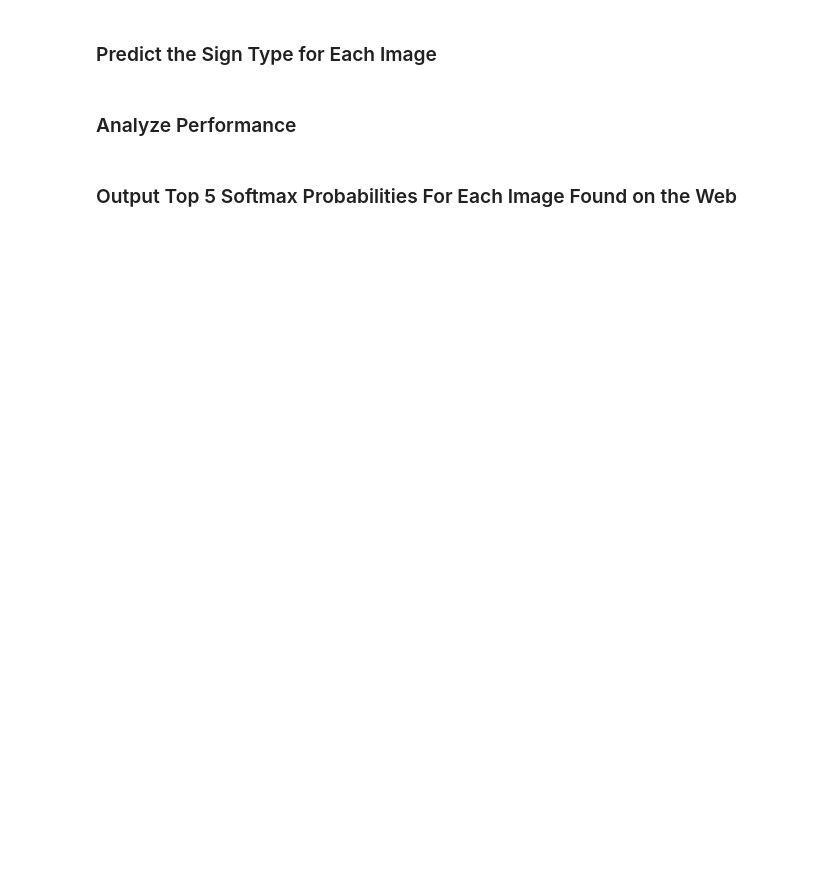
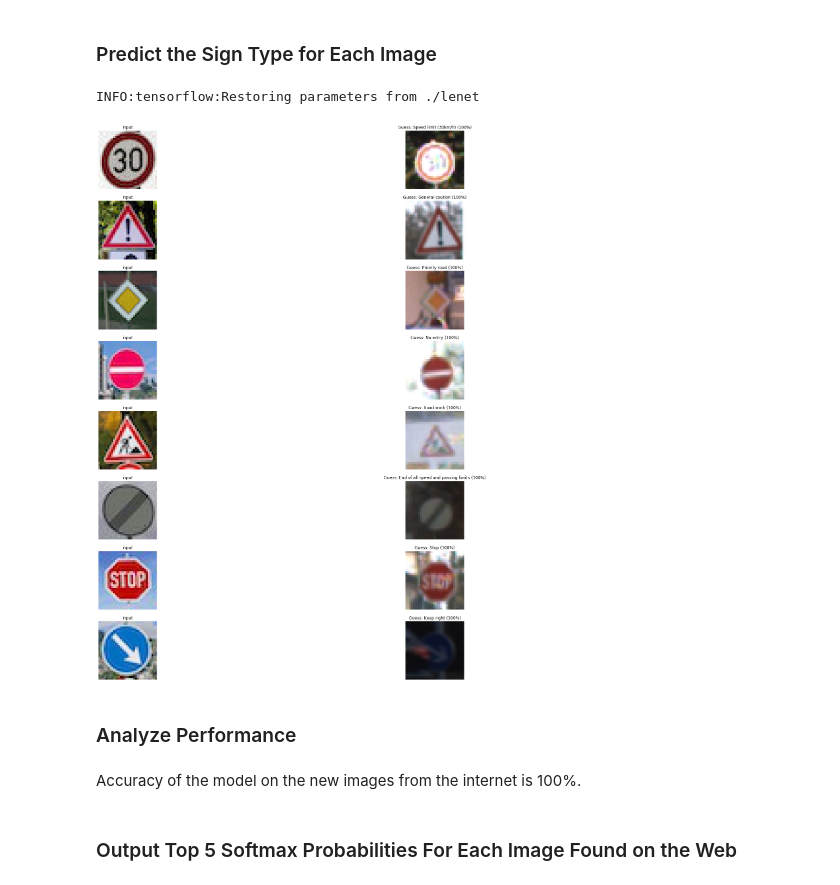
Before and after one commit to andriikushch/CarND-Traffic-Sign-Classifier-Project, a Jupyter notebook: Traffic_Sign_Classifier.ipynb, the cells around one changed output. Drawn from its saved outputs; the diff is of its cells as text; code cells hidden in the pictures; blank space fills up the shorter version.

```diff
--- a/Traffic_Sign_Classifier.ipynb
+++ b/Traffic_Sign_Classifier.ipynb
@@ -162,6 +163,7 @@ def normalize_image(image):
 
 X_train_normalized = normalize_set(X_train)
 X_valid_normalized = normalize_set(X_valid)
+X_test_normalized = normalize_set(X_test)
 # %% [markdown]
 ### Model Architecture
 # %%
@@ -313,0 +352,2 @@ You may find `signnames.csv` useful as it contains mappings from the class id (i
+# %%
+new_labels = [1, 18, 12, 17, 25, 32, 14, 38]
@@ -320,2 +368,42 @@ You may find `signnames.csv` useful as it contains mappings from the class id (i
+# %%
+labels_list = []
+with open('signnames.csv', 'r') as f:
+    reader = csv.reader(f)
+    labels_list = list(reader)
+
+def resolve_class_id(class_id):
+    for line in labels_list:
+        if line[0] == str(class_id):
+            return line[1]
+    return ''
+
+softmax_logits = tf.nn.softmax(logits)
+top_k = tf.nn.top_k(softmax_logits, k=5)
+
+
+with tf.Session() as sess:
+    sess.run(tf.global_variables_initializer())
+    saver = tf.train.import_meta_graph('./lenet.meta')
+    saver.restore(sess, "./lenet")
+    _softmax_logits = sess.run(softmax_logits, feed_dict={x: new_normalized_images})
+    _top_k = sess.run(top_k, feed_dict={x: new_normalized_images})
+
+    fig, axs = plt.subplots(len(new_images),2, figsize=(30, 30))
+    axs = axs.ravel()
+
+    for i, image in enumerate(new_images):
+        axs[2*i].axis('off')
+        axs[2*i].imshow(cv2.cvtColor(image, cv2.COLOR_BGR2RGB))
+        axs[2*i].set_title('input')
+        class_id1 = _top_k[1][i][0]
+        index1 = np.argwhere(y_valid == class_id1)[0]
+        axs[2*i+1].axis('off')
+        axs[2*i+1].imshow(X_valid[index1].squeeze(), cmap='gray')
+        axs[2*i+1].set_title('Guess: {} ({:.0f}%)'.format(resolve_class_id(class_id1), 100*_top_k[0][i][0]))
+        class_id1 = _top_k[1][i][1]
+        index2 = np.argwhere(y_valid == guess2)[0]
+# %% [output]
+INFO:tensorflow:Restoring parameters from ./lenet
+[figure, added]
 # %% [markdown]
 ### Analyze Performance
@@ -325,2 +410,4 @@ You may find `signnames.csv` useful as it contains mappings from the class id (i
+# %% [markdown]
+Accuracy of the model on the new images from the internet is 100%.
 # %% [markdown]
 ### Output Top 5 Softmax Probabilities For Each Image Found on the Web
```
Also changed, not shown: parts of 21 cells of this notebook, 19 other files.
